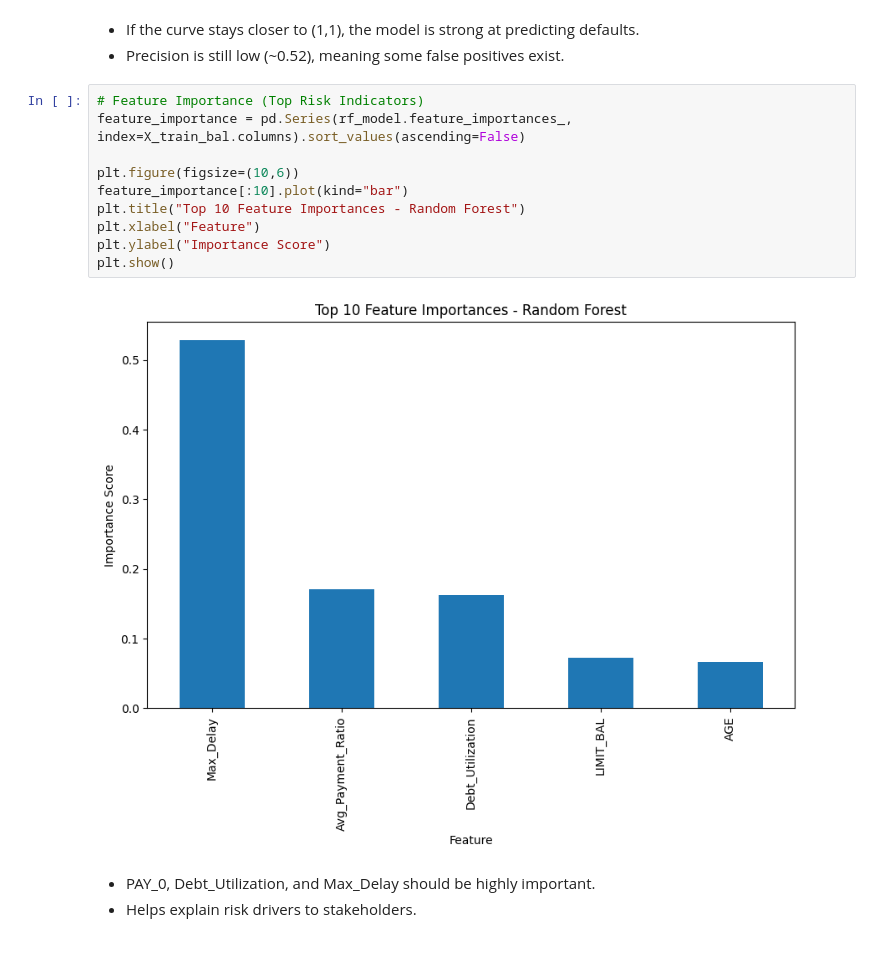
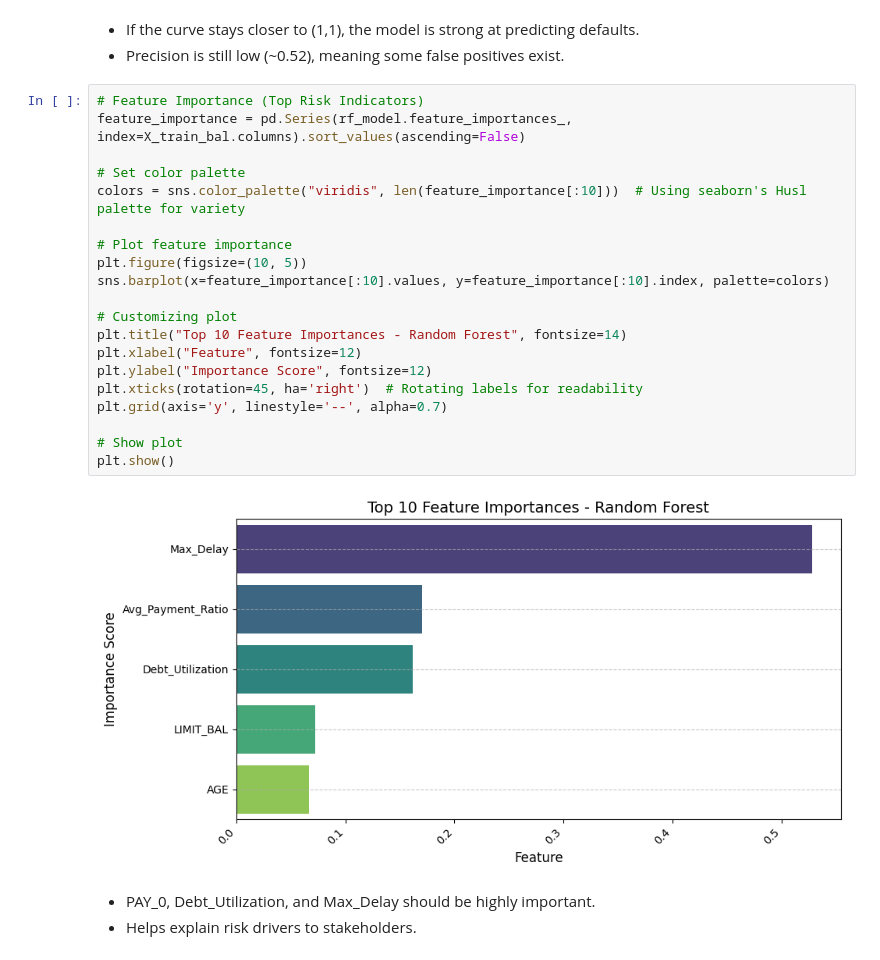
Before and after one commit to PhilipTimothe/Loan-Default-Risk-Analysis, a Jupyter notebook: notebooks/exlporatory_data_analysis.ipynb, the cells around one changed output. Saved outputs shown, nothing was run; the diff lists cells and outputs as text.

Commit message:
Implementation of vital visual

```diff
--- a/notebooks/exlporatory_data_analysis.ipynb
+++ b/notebooks/exlporatory_data_analysis.ipynb
@@ -445,15 +445,25 @@ plt.show()
 # %%
 # Feature Importance (Top Risk Indicators)
 feature_importance = pd.Series(rf_model.feature_importances_, index=X_train_bal.columns).sort_values(ascending=False)
 
-plt.figure(figsize=(10,6))
-feature_importance[:10].plot(kind="bar")
-plt.title("Top 10 Feature Importances - Random Forest")
-plt.xlabel("Feature")
-plt.ylabel("Importance Score")
+# Set color palette
+colors = sns.color_palette("viridis", len(feature_importance[:10]))  # Using seaborn's Husl palette for variety
+
+# Plot feature importance
+plt.figure(figsize=(10, 5))
+sns.barplot(x=feature_importance[:10].values, y=feature_importance[:10].index, palette=colors)
+
+# Customizing plot
+plt.title("Top 10 Feature Importances - Random Forest", fontsize=14)
+plt.xlabel("Feature", fontsize=12)
+plt.ylabel("Importance Score", fontsize=12)
+plt.xticks(rotation=45, ha='right')  # Rotating labels for readability
+plt.grid(axis='y', linestyle='--', alpha=0.7)
+
+# Show plot
 plt.show()
 # %% [output]
-[figure, old version]
+[figure, new version]
 # %% [markdown]
 - PAY_0, Debt_Utilization, and Max_Delay should be highly important.
 - Helps explain risk drivers to stakeholders.
```
Also changed, not shown: parts of 2 cells of this notebook, 1 other file.
